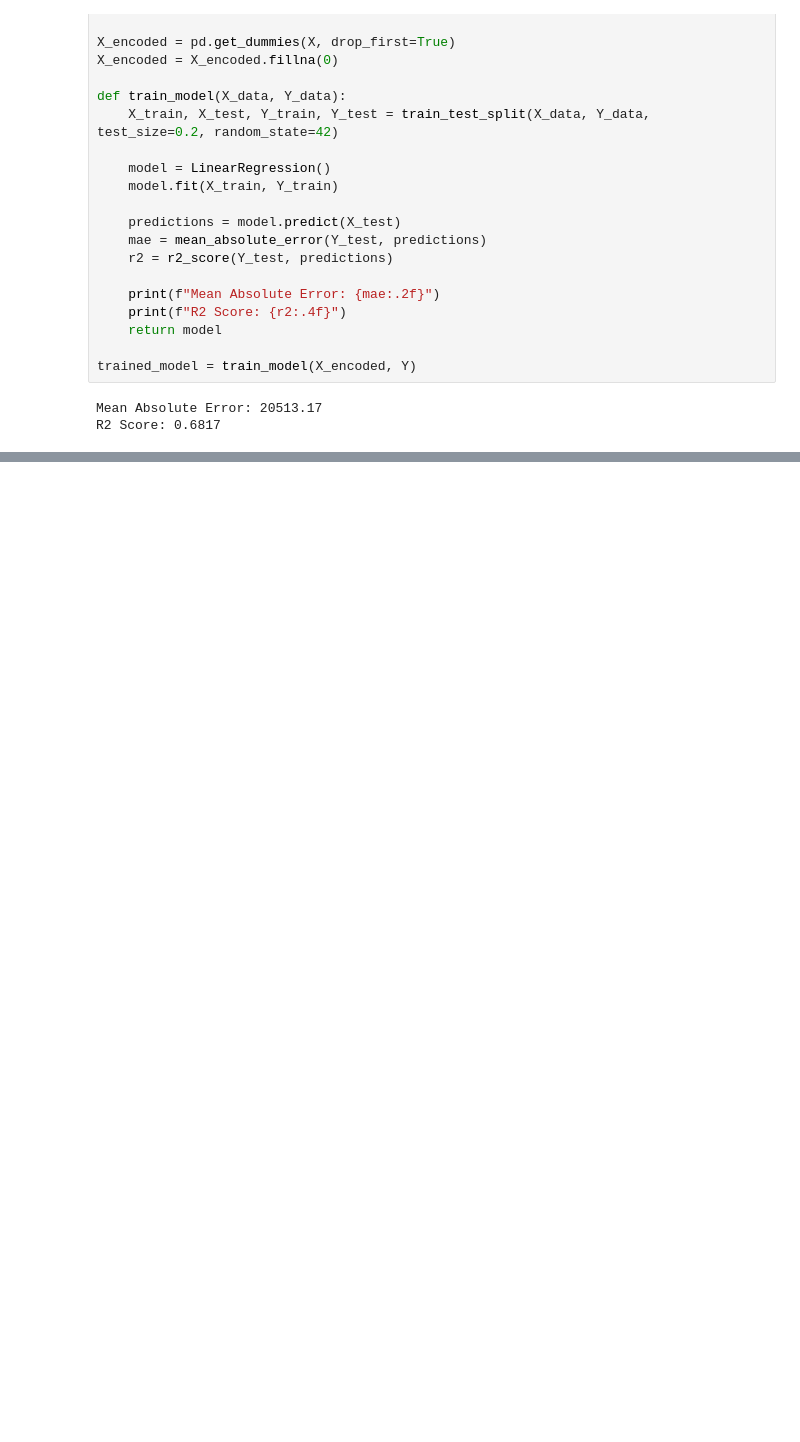
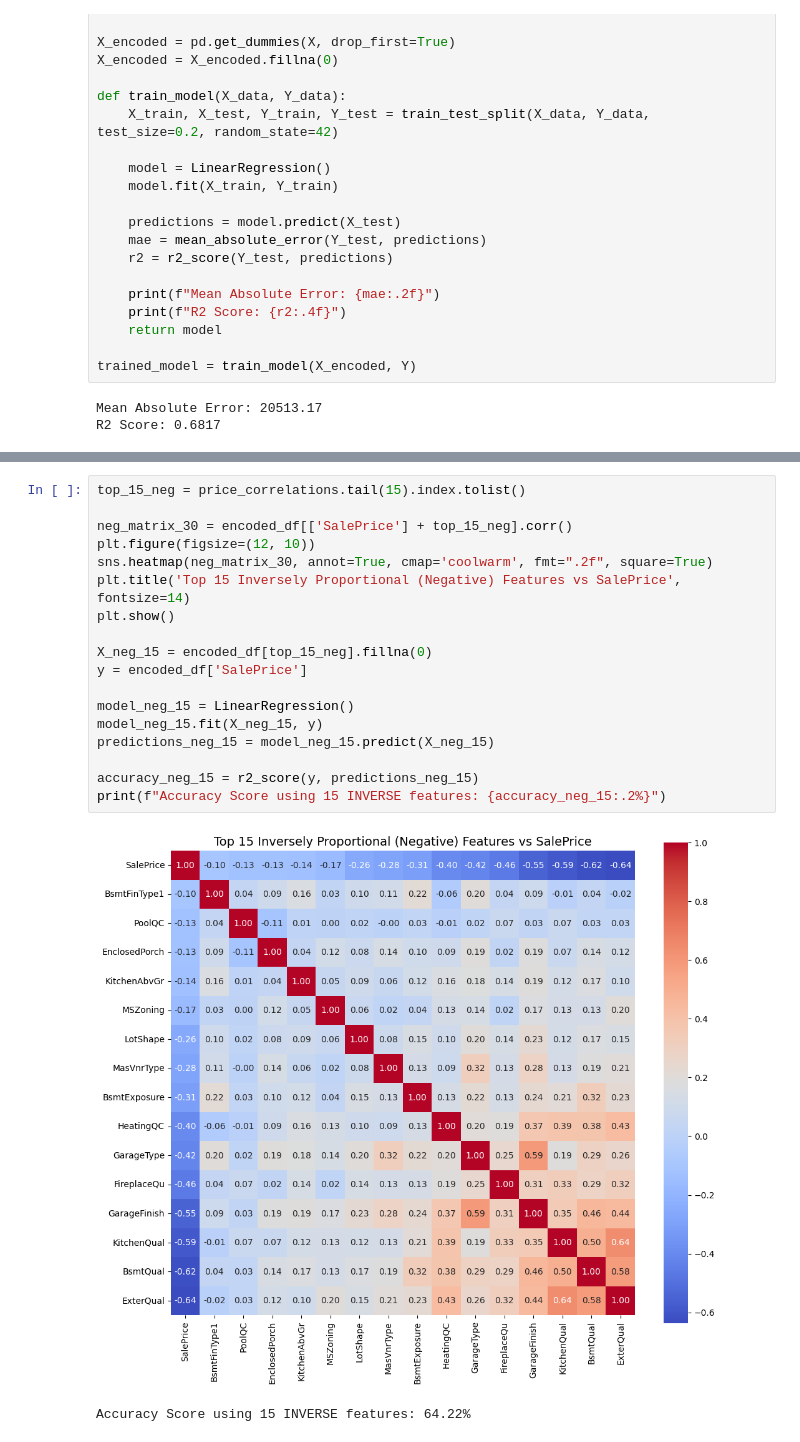
Before and after one commit to lira-gabriella/Machine_Learning_project, a Jupyter notebook: Features.ipynb, the cells around one changed output, grey strips where cells are left out. Drawn from its saved outputs; the diff is of its cells as text; blank space fills up the shorter version.

```diff
--- a/Features.ipynb
+++ b/Features.ipynb
@@ -114,0 +182,21 @@ R2 Score: 0.6817
+# %%
+top_15_neg = price_correlations.tail(15).index.tolist()
+
+neg_matrix_30 = encoded_df[['SalePrice'] + top_15_neg].corr()
+plt.figure(figsize=(12, 10))
+sns.heatmap(neg_matrix_30, annot=True, cmap='coolwarm', fmt=".2f", square=True)
+plt.title('Top 15 Inversely Proportional (Negative) Features vs SalePrice', fontsize=14)
+plt.show()
+
+X_neg_15 = encoded_df[top_15_neg].fillna(0)
+y = encoded_df['SalePrice']
+
+model_neg_15 = LinearRegression()
+model_neg_15.fit(X_neg_15, y)
+predictions_neg_15 = model_neg_15.predict(X_neg_15)
+
+accuracy_neg_15 = r2_score(y, predictions_neg_15)
+print(f"Accuracy Score using 15 INVERSE features: {accuracy_neg_15:.2%}")
+# %% [output]
+[figure, added]
+Accuracy Score using 15 INVERSE features: 64.22%
```
Also changed, not shown: parts of 15 cells of this notebook.
